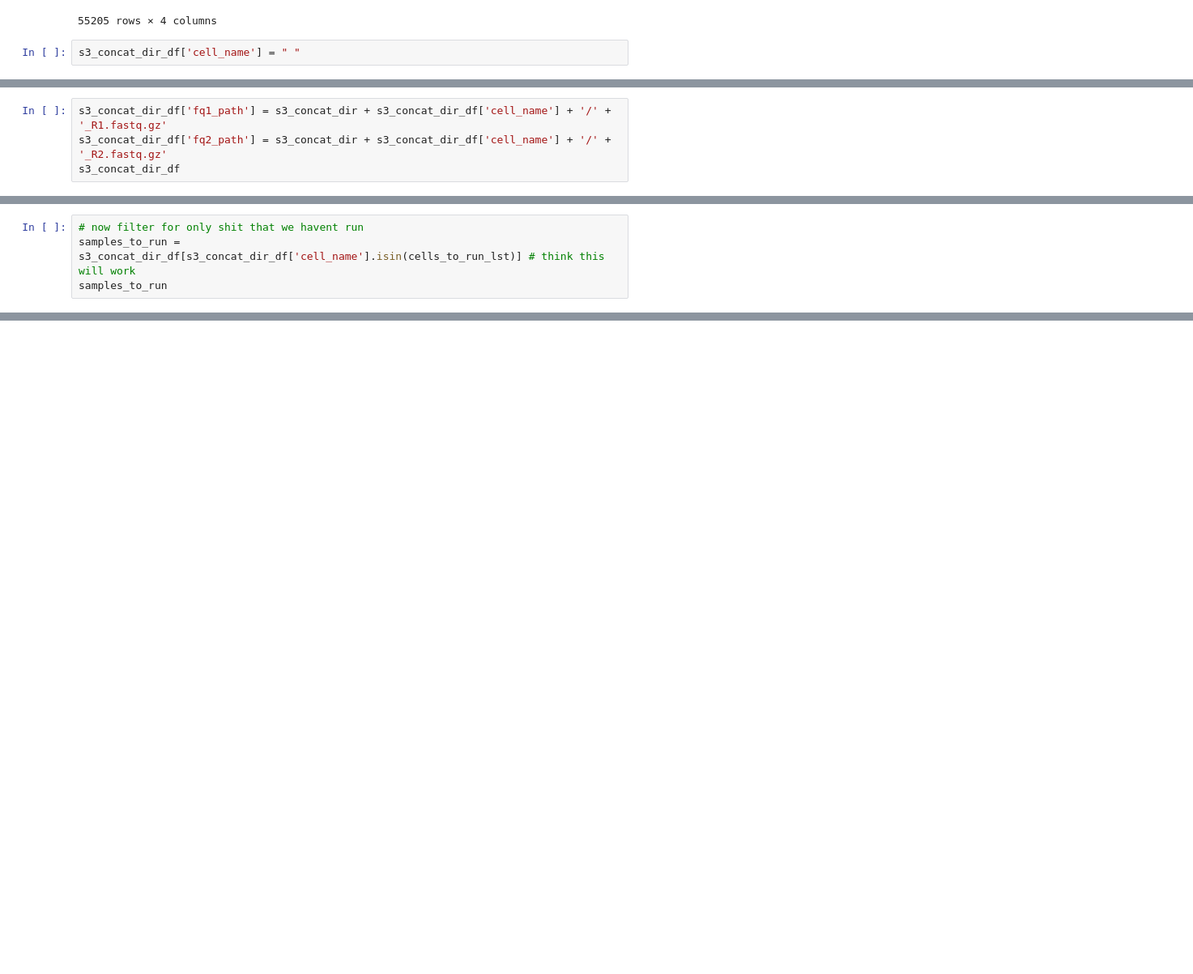
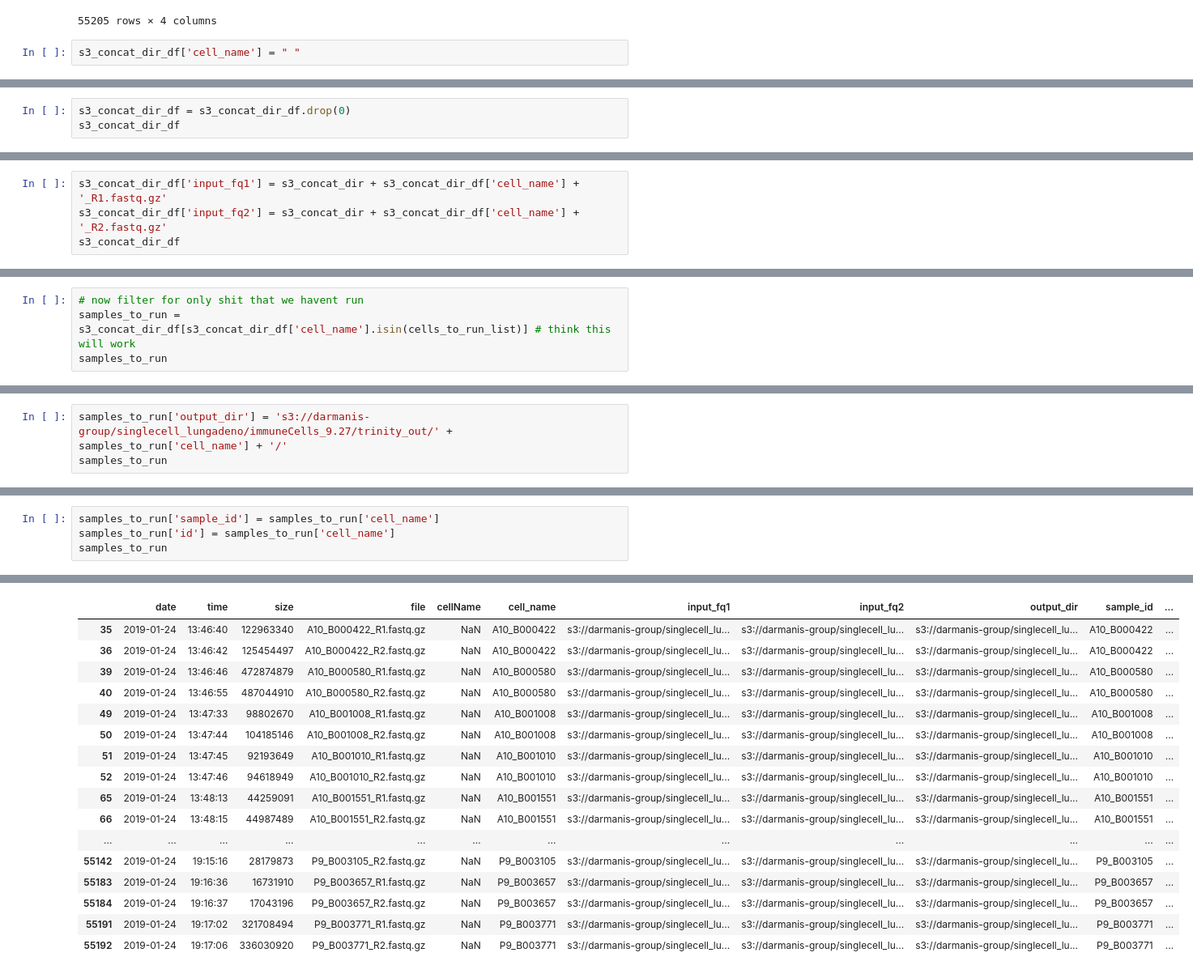
Before and after one commit to czbiohub/TCR_assembly_pipeline, a Jupyter notebook: py_notebooks/getRemainingCellNames.ipynb, the cells around one changed output, grey strips where cells are left out. Shown at 81% size. Drawn from its saved outputs; the diff is of its cells as text; blank space fills up the shorter version.

```diff
--- a/py_notebooks/getRemainingCellNames.ipynb
+++ b/py_notebooks/getRemainingCellNames.ipynb
@@ -300,0 +320,3 @@ s3_concat_dir_df
+# %%
+s3_concat_dir_df = s3_concat_dir_df.drop(0)
+s3_concat_dir_df
@@ -301,4 +342,4 @@ s3_concat_dir_df
 # %%
-s3_concat_dir_df['fq1_path'] = s3_concat_dir + s3_concat_dir_df['cell_name'] + '/' + '_R1.fastq.gz'
-s3_concat_dir_df['fq2_path'] = s3_concat_dir + s3_concat_dir_df['cell_name'] + '/' + '_R2.fastq.gz'
+s3_concat_dir_df['input_fq1'] = s3_concat_dir + s3_concat_dir_df['cell_name'] + '_R1.fastq.gz'
+s3_concat_dir_df['input_fq2'] = s3_concat_dir + s3_concat_dir_df['cell_name'] + '_R2.fastq.gz'
 s3_concat_dir_df
@@ -305,4 +365,4 @@ s3_concat_dir_df
 # %%
 # now filter for only shit that we havent run
-samples_to_run = s3_concat_dir_df[s3_concat_dir_df['cell_name'].isin(cells_to_run_lst)] # think this will work
+samples_to_run = s3_concat_dir_df[s3_concat_dir_df['cell_name'].isin(cells_to_run_list)] # think this will work
 samples_to_run
@@ -310,0 +392,3 @@ len(samples_to_run.index)
+# %%
+samples_to_run['output_dir'] = 's3://darmanis-group/singlecell_lungadeno/immuneCells_9.27/trinity_out/' + samples_to_run['cell_name'] + '/'
+samples_to_run
@@ -310,0 +419,5 @@ len(samples_to_run.index)
+# %%
+samples_to_run['sample_id'] = samples_to_run['cell_name']
+samples_to_run['id'] = samples_to_run['cell_name']
+samples_to_run
+# %% [output]
@@ -310,0 +433,17 @@ len(samples_to_run.index)
+|  | date | time | size | file | cellName | cell_name | input_fq1 | input_fq2 | output_dir | sample_id | ... |
+| 35 | 2019-01-24 | 13:46:40 | 122963340 | A10_B000422_R1.fastq.gz | NaN | A10_B000422 | s3://darmanis-group/singlecell_lu... | s3://darmanis-group/singlecell_lu... | s3://darmanis-group/singlecell_lu... | A10_B000422 | ... |
+| 36 | 2019-01-24 | 13:46:42 | 125454497 | A10_B000422_R2.fastq.gz | NaN | A10_B000422 | s3://darmanis-group/singlecell_lu... | s3://darmanis-group/singlecell_lu... | s3://darmanis-group/singlecell_lu... | A10_B000422 | ... |
+| 39 | 2019-01-24 | 13:46:46 | 472874879 | A10_B000580_R1.fastq.gz | NaN | A10_B000580 | s3://darmanis-group/singlecell_lu... | s3://darmanis-group/singlecell_lu... | s3://darmanis-group/singlecell_lu... | A10_B000580 | ... |
+| 40 | 2019-01-24 | 13:46:55 | 487044910 | A10_B000580_R2.fastq.gz | NaN | A10_B000580 | s3://darmanis-group/singlecell_lu... | s3://darmanis-group/singlecell_lu... | s3://darmanis-group/singlecell_lu... | A10_B000580 | ... |
+| 49 | 2019-01-24 | 13:47:33 | 98802670 | A10_B001008_R1.fastq.gz | NaN | A10_B001008 | s3://darmanis-group/singlecell_lu... | s3://darmanis-group/singlecell_lu... | s3://darmanis-group/singlecell_lu... | A10_B001008 | ... |
+| 50 | 2019-01-24 | 13:47:44 | 104185146 | A10_B001008_R2.fastq.gz | NaN | A10_B001008 | s3://darmanis-group/singlecell_lu... | s3://darmanis-group/singlecell_lu... | s3://darmanis-group/singlecell_lu... | A10_B001008 | ... |
+| 51 | 2019-01-24 | 13:47:45 | 92193649 | A10_B001010_R1.fastq.gz | NaN | A10_B001010 | s3://darmanis-group/singlecell_lu... | s3://darmanis-group/singlecell_lu... | s3://darmanis-group/singlecell_lu... | A10_B001010 | ... |
+| 52 | 2019-01-24 | 13:47:46 | 94618949 | A10_B001010_R2.fastq.gz | NaN | A10_B001010 | s3://darmanis-group/singlecell_lu... | s3://darmanis-group/singlecell_lu... | s3://darmanis-group/singlecell_lu... | A10_B001010 | ... |
+| 65 | 2019-01-24 | 13:48:13 | 44259091 | A10_B001551_R1.fastq.gz | NaN | A10_B001551 | s3://darmanis-group/singlecell_lu... | s3://darmanis-group/singlecell_lu... | s3://darmanis-group/singlecell_lu... | A10_B001551 | ... |
+| 66 | 2019-01-24 | 13:48:15 | 44987489 | A10_B001551_R2.fastq.gz | NaN | A10_B001551 | s3://darmanis-group/singlecell_lu... | s3://darmanis-group/singlecell_lu... | s3://darmanis-group/singlecell_lu... | A10_B001551 | ... |
+| ... | ... | ... | ... | ... | ... | ... | ... | ... | ... | ... | ... |
+| 55142 | 2019-01-24 | 19:15:16 | 28179873 | P9_B003105_R2.fastq.gz | NaN | P9_B003105 | s3://darmanis-group/singlecell_lu... | s3://darmanis-group/singlecell_lu... | s3://darmanis-group/singlecell_lu... | P9_B003105 | ... |
+| 55183 | 2019-01-24 | 19:16:36 | 16731910 | P9_B003657_R1.fastq.gz | NaN | P9_B003657 | s3://darmanis-group/singlecell_lu... | s3://darmanis-group/singlecell_lu... | s3://darmanis-group/singlecell_lu... | P9_B003657 | ... |
+| 55184 | 2019-01-24 | 19:16:37 | 17043196 | P9_B003657_R2.fastq.gz | NaN | P9_B003657 | s3://darmanis-group/singlecell_lu... | s3://darmanis-group/singlecell_lu... | s3://darmanis-group/singlecell_lu... | P9_B003657 | ... |
+| 55191 | 2019-01-24 | 19:17:02 | 321708494 | P9_B003771_R1.fastq.gz | NaN | P9_B003771 | s3://darmanis-group/singlecell_lu... | s3://darmanis-group/singlecell_lu... | s3://darmanis-group/singlecell_lu... | P9_B003771 | ... |
+| 55192 | 2019-01-24 | 19:17:06 | 336030920 | P9_B003771_R2.fastq.gz | NaN | P9_B003771 | s3://darmanis-group/singlecell_lu... | s3://darmanis-group/singlecell_lu... | s3://darmanis-group/singlecell_lu... | P9_B003771 | ... |
```
Also changed, not shown: parts of 11 cells of this notebook, 1 other file.
